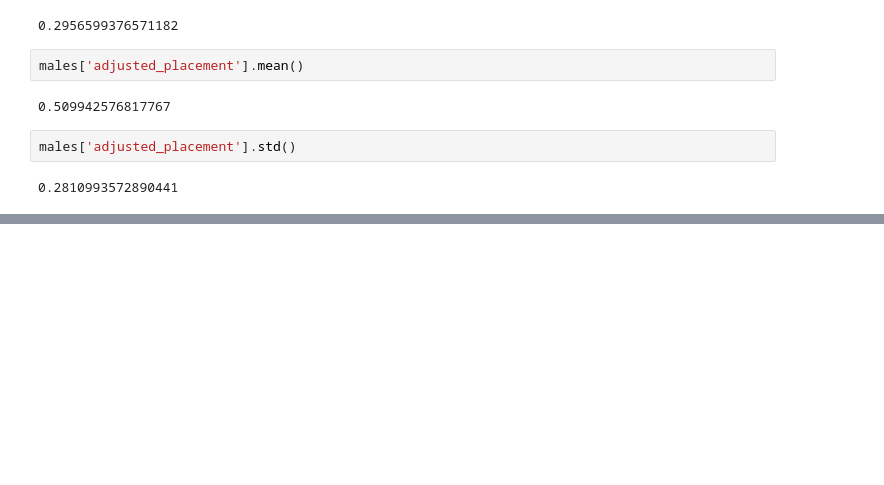
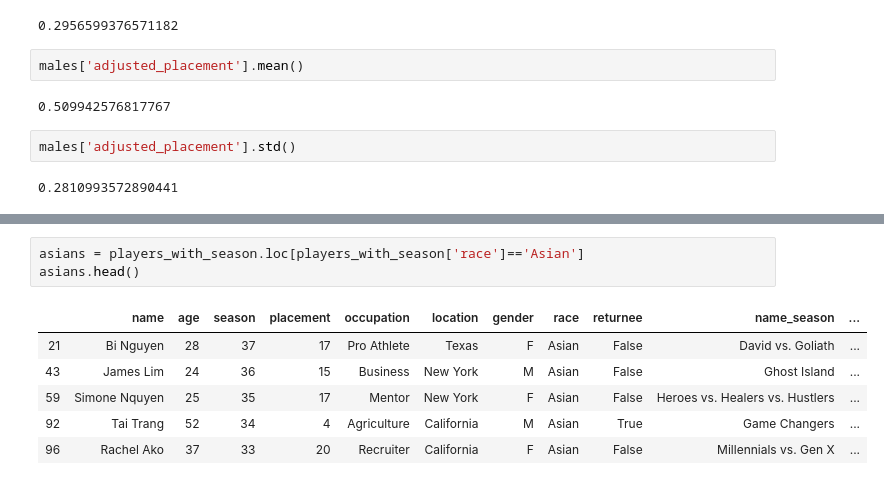
Before and after one commit to kayschulz/survivor_analysis, a Jupyter notebook: exploratory_analysis.ipynb, the cells around one changed output, grey strips where cells are left out. Cells and saved outputs as stored; diff of their text form; blank space fills up the shorter version.

```diff
--- a/exploratory_analysis.ipynb
+++ b/exploratory_analysis.ipynb
@@ -541,0 +572,10 @@ From the combined histogram we can see that neither gender is normally distribut
+# %%
+asians = players_with_season.loc[players_with_season['race']=='Asian']
+asians.head()
+# %% [output]
+|  | name | age | season | placement | occupation | location | gender | race | returnee | name_season | ... |
+| 21 | Bi Nguyen | 28 | 37 | 17 | Pro Athlete | Texas | F | Asian | False | David vs. Goliath | ... |
+| 43 | James Lim | 24 | 36 | 15 | Business | New York | M | Asian | False | Ghost Island | ... |
+| 59 | Simone Nquyen | 25 | 35 | 17 | Mentor | New York | F | Asian | False | Heroes vs. Healers vs. Hustlers | ... |
+| 92 | Tai Trang | 52 | 34 | 4 | Agriculture | California | M | Asian | True | Game Changers | ... |
+| 96 | Rachel Ako | 37 | 33 | 20 | Recruiter | California | F | Asian | False | Millennials vs. Gen X | ... |
```
Also changed, not shown: parts of 14 cells of this notebook.
